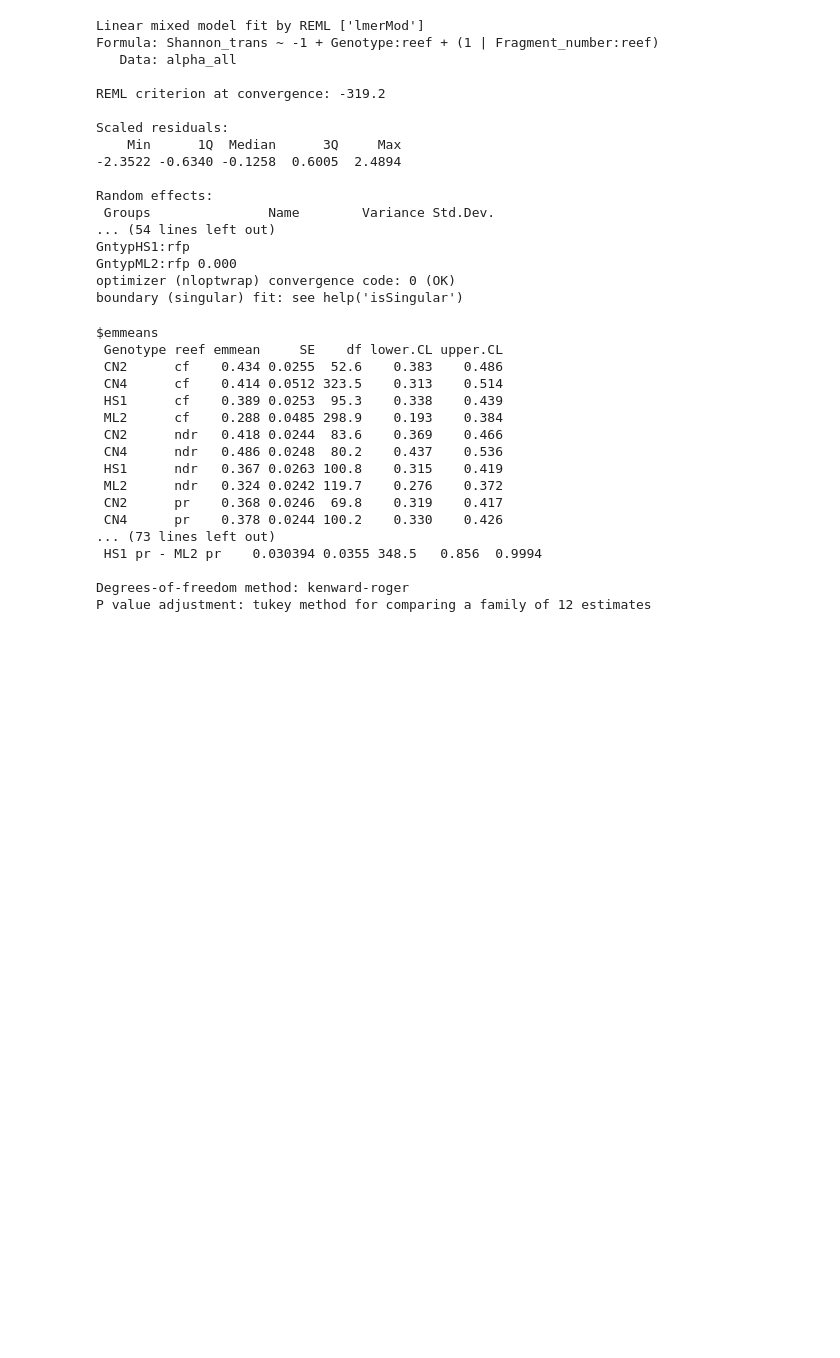
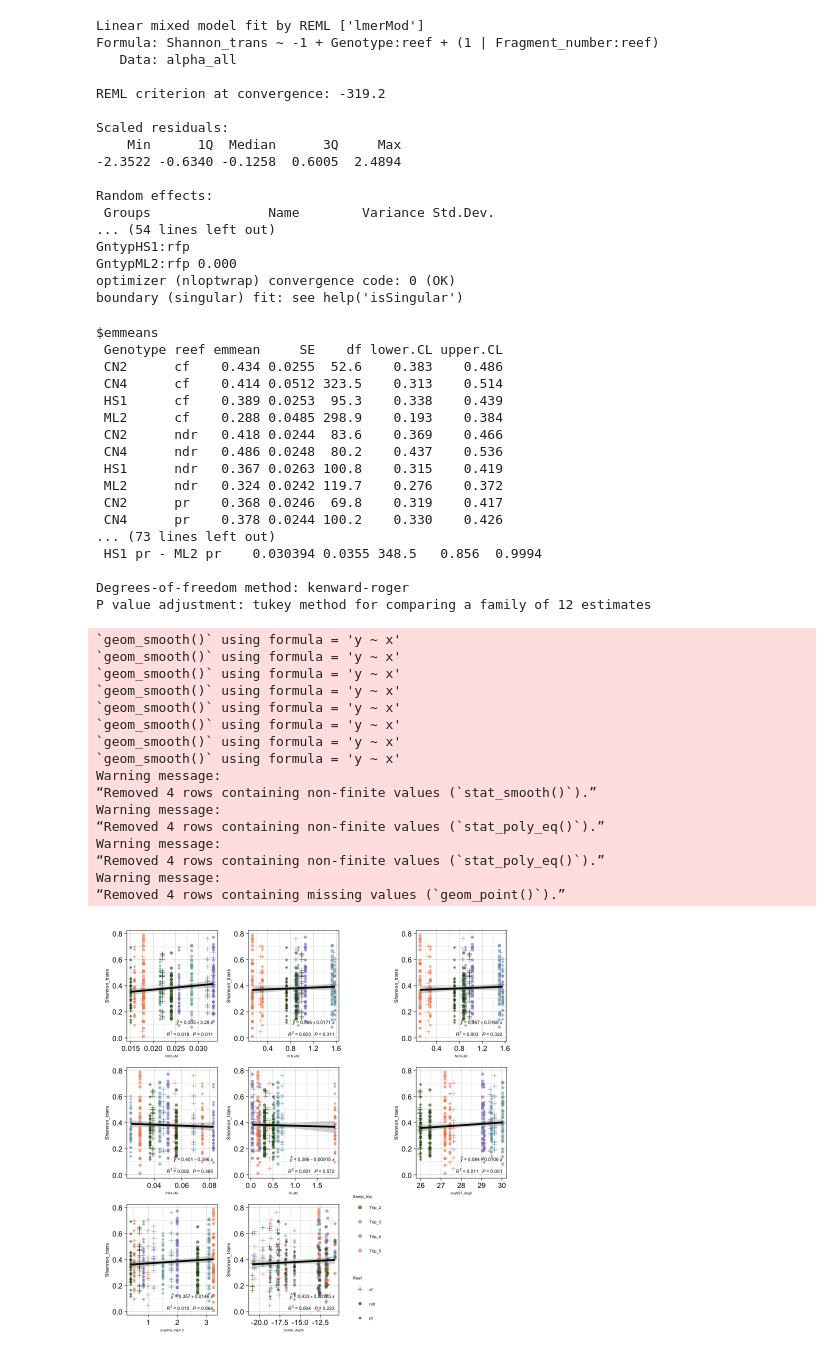
Before and after one commit to srosales712/CoralPersistence, a Jupyter notebook: Alpha_POR.ipynb, the cells around one changed output. Cells and saved outputs as stored; diff of their text form; code cells hidden in the pictures; blank space fills up the shorter version.

```diff
--- a/Alpha_POR.ipynb
+++ b/Alpha_POR.ipynb
@@ -634,3 +664,81 @@ $emmeans
 
 Degrees-of-freedom method: kenward-roger
 P value adjustment: tukey method for comparing a family of 12 estimates
+# %%
+# Create an empty list to store the plots
+plots <- list()
+
+# Create a shared plot with geom_smooth and geom_point
+shared_plot <- alpha_envs %>%
+  ggplot(aes(x = .data[[y_columns[1]]], y = Shannon_trans, color = Samp_trip)) +
+  geom_point(aes(color = Samp_trip, shape = reef), alpha = .6) +
+  theme_bw() +
+  geom_smooth(method = 'lm', color = 'black') +
+  stat_poly_eq(
+    formula = y ~ x,
+    eq.with.lhs = "italic(hat(y))~`=`~",
+    aes(label = paste(..rr.label.., ..p.value.label.., sep = "~~~")),
+    parse = TRUE,
+    label.y = "bottom",
+    label.x = "right",
+    color = "black",
+    rr.digits = 3,
+    size = 2
+  ) +
+  stat_poly_eq(
+    aes(label = paste(..eq.label.., sep = "~~~")),
+    label.y = 0.15,
+    eq.with.lhs = "italic(hat(y))~`=`~",
+    eq.x.rhs = "~italic(x)",
+    formula = y ~ x,
+    parse = TRUE,
+    size = 2,
+    label.x = "right",
+    color = "black"
+  ) +
+  scale_shape_manual("Reef", values = c(3, 16, 18, 18)) +
+  scale_color_manual(values = c("#274e13", "#76a5af", "#837dbe", "#ed8655")) +
+  theme_linedraw() +
+  theme(legend.text = element_text(size = 5)) +
+  theme(legend.title = element_text(size = 5)) +
+  theme(axis.title.x = element_text(size = 4)) +
+  theme(axis.title.y = element_text(size = 6)) +
+  xlab("Shannon Diversity index (log10)") +
+  theme(legend.position = "none")  # Remove legend for the shared plot
+
+# Loop through each y variable (starting from the second one) and create a plot
+for (y_var in y_columns[-1]) {
+  plot <- shared_plot +
+    aes(x = .data[[y_var]])  # Modify the x-axis variable
+  # Remove legend for individual plots
+  plot <- plot + theme(legend.position = "none")
+  # Add the plot to the list
+  plots[[y_var]] <- plot
+}
+
+# Combine all plots into a single plot
+combined_plot <- wrap_plots(plots)
+
+# Add the legend to the combined plot
+combined_plot <- combined_plot + theme(legend.position = "right")
+
+# Print the combined plot
+print(combined_plot)
+# %% [output]
+`geom_smooth()` using formula = 'y ~ x'
+`geom_smooth()` using formula = 'y ~ x'
+`geom_smooth()` using formula = 'y ~ x'
+`geom_smooth()` using formula = 'y ~ x'
+`geom_smooth()` using formula = 'y ~ x'
+`geom_smooth()` using formula = 'y ~ x'
+`geom_smooth()` using formula = 'y ~ x'
+`geom_smooth()` using formula = 'y ~ x'
+Warning message:
+“Removed 4 rows containing non-finite values (`stat_smooth()`).”
+Warning message:
+“Removed 4 rows containing non-finite values (`stat_poly_eq()`).”
+Warning message:
+“Removed 4 rows containing non-finite values (`stat_poly_eq()`).”
+Warning message:
+“Removed 4 rows containing missing values (`geom_point()`).”
+[figure, added]
```
Also changed, not shown: parts of 20 cells of this notebook, 7 other files.
